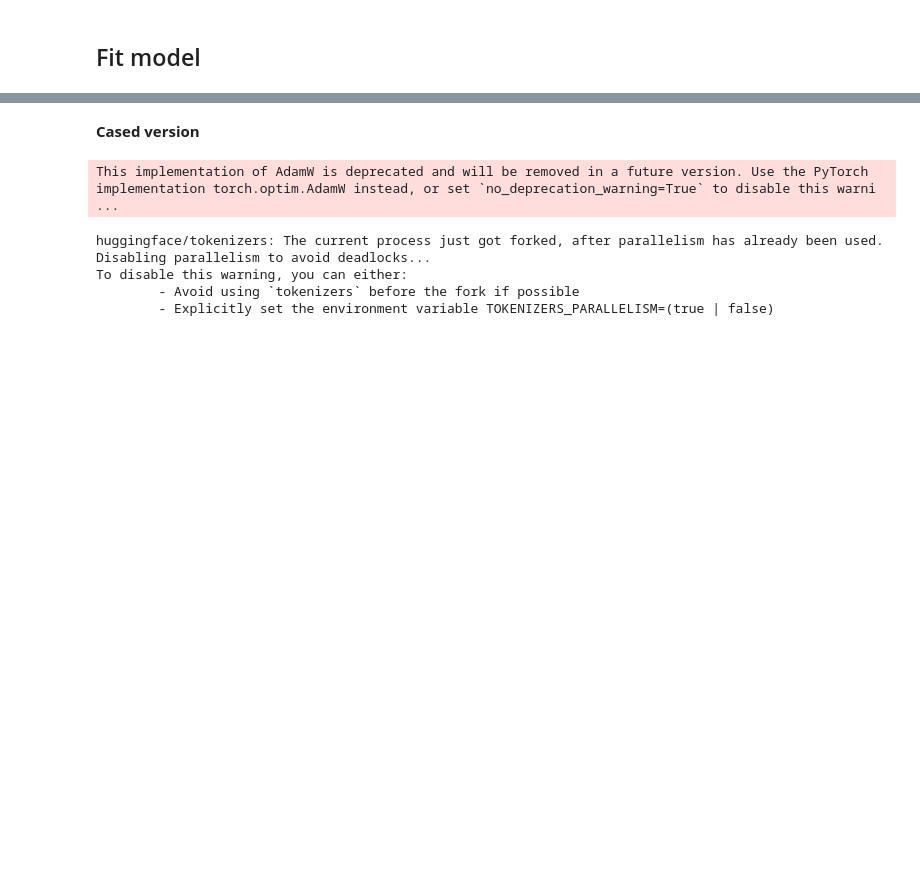
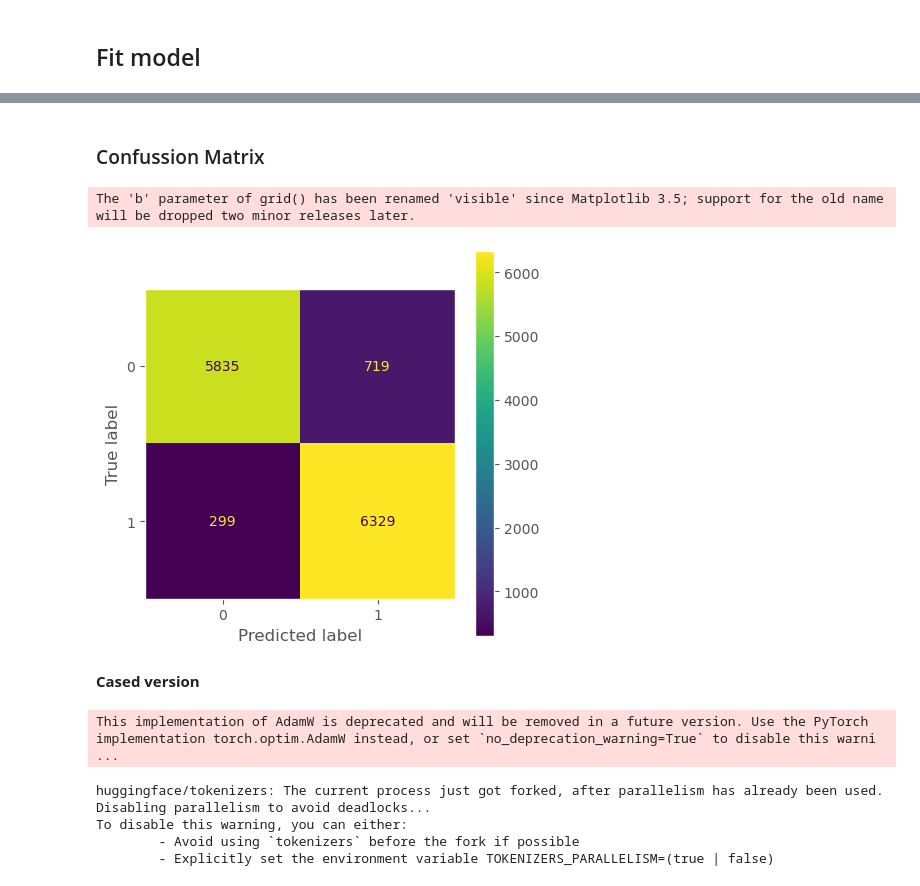
Before and after one commit to AlbertoUAH/autexTification, a Jupyter notebook: src/AuTexTification_first_model_bert_multilingual.ipynb, the cells around one changed output, grey strips where cells are left out. Cells and saved outputs as stored; diff of their text form; code cells hidden in the pictures; blank space fills up the shorter version.

```diff
--- a/src/AuTexTification_first_model_bert_multilingual.ipynb
+++ b/src/AuTexTification_first_model_bert_multilingual.ipynb
@@ -133,3 +188,17 @@ trainer = Trainer(
+# %% [markdown]
+### Confussion Matrix
+# %%
+fig, ax = plt.subplots(figsize=(5,5))
+cm = confusion_matrix(test_df['label'], predictions, labels=[0,1])
+disp = ConfusionMatrixDisplay(confusion_matrix=cm,
+                              display_labels=[0,1])
+
+disp.plot(ax=ax)
+plt.grid(b=None)
+plt.show()
+# %% [output]
+The 'b' parameter of grid() has been renamed 'visible' since Matplotlib 3.5; support for the old name will be dropped two minor releases later.
+[figure, added]
 # %% [markdown]
 __Cased version__
 # %%
```
Also changed, not shown: parts of 21 cells of this notebook.
